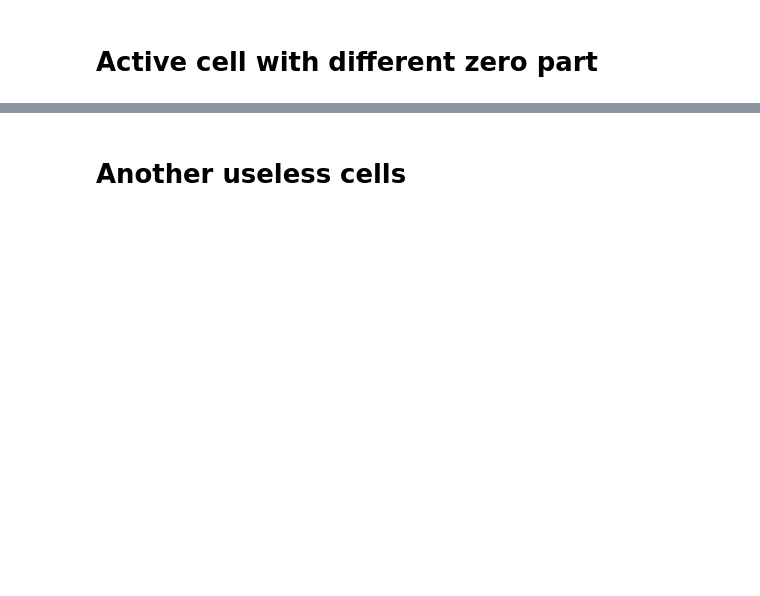
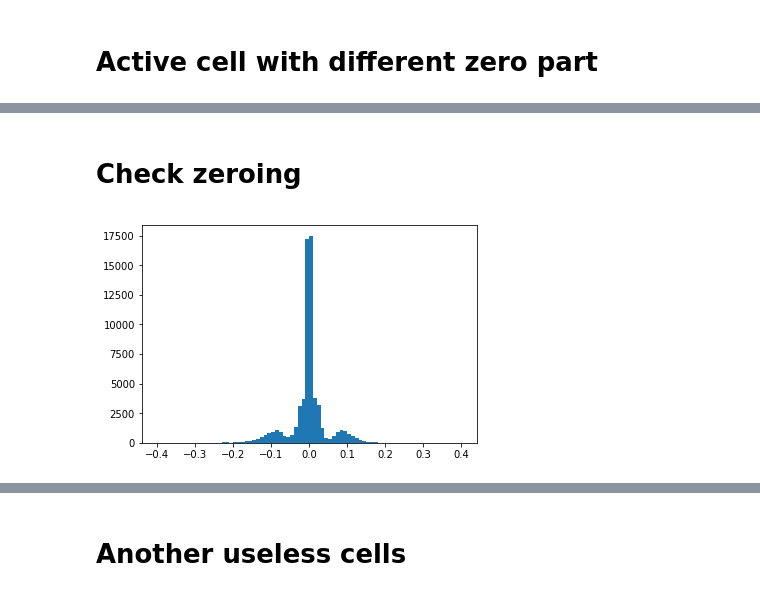
Before and after one commit to GTnikito/sparse-net-study, a Jupyter notebook: regularization_exps.ipynb, the cells around one changed output, grey strips where cells are left out. Drawn from its saved outputs; the diff is of its cells as text; code cells hidden in the pictures; blank space fills up the shorter version.

```diff
--- a/regularization_exps.ipynb
+++ b/regularization_exps.ipynb
@@ -108,10 +150,7 @@ epochs = 100
 data_augmentation = True
 num_predictions = 20
 save_dir = os.path.join(os.getcwd(), 'saved_models')
-model_name_prefix = 'keras_cf10_'
 l1_coef = 0.0001 # * 10, * 100, * ??? was 0.00001
-zero_part = 0.0
-zero_step = 0.05
 min_los_delta = 0.001
 
 # 01 version - stock model, dropouts, no L1/L2
@@ -243,7 +282,7 @@ def example_loop():
 # %% [markdown]
 # Custom Loop
 # %%
-def custom_loop():
+def custom_loop(model, zero_part):
     datagen = ImageDataGenerator(
         featurewise_center=False,  # set input mean to 0 over the dataset
         samplewise_center=False,  # set each sample mean to 0
@@ -291,6 +330,7 @@ def custom_loop():
     zeroing_epochs = 5
     left_cur_state_epochs = non_zeroing_epochs
     layers_to_zero = generate_layer_mask([0, 2, 6, 8], len(model.layers)) # only conv layers
+    weights_type = WeightsTypeEnum.WEIGHTS
 
     for i in range(0, epochs):
         gen = datagen.flow(x_train, y_train, batch_size=batch_size)
@@ -303,7 +343,8 @@ def custom_loop():
                 left_cur_state_epochs = zeroing_epochs if zero_mode else non_zeroing_epochs
                 if zero_mode:
                     print('Enable zero mode!')
-                    zero_mask = get_masks(model, get_threshold(model, layers_to_zero), layers_to_zero)
+                    zero_mask = get_masks(model, get_threshold(zero_part, model, layers_to_zero, weights_type),
+                                          layers_to_zero, weights_type)
                 else:
                     print('Disable zero mode!')
 
@@ -312,7 +353,7 @@ def custom_loop():
             model.train_on_batch(x_tr, y_tr)
             if zero_mode:
                 #print('Zeroing!')
-                set_null_weights_by_mask(model, zero_mask, layers_to_zero)
+                model = set_null_weights_by_mask(model, zero_mask, layers_to_zero, weights_type)
 
         print('Finish epoch: ' + str(i))
         epoch_loss, epoch_acc = model.evaluate(x_test, y_test)
@@ -342,5 +383,8 @@ def custom_loop():
 # Just one loop
 # %%
 model_name = "example_arch"
-loss_result, acc_result = custom_loop()
+model.reset_states()
+
+zero_part = 0.5
+loss_result, acc_result = custom_loop(model, zero_part)
 print('After runs, ' + str(loss_result) + ' loss and ' + str(acc_result) + ' acc')
@@ -365,18 +391,24 @@ After runs, 0.6545434980392456 loss and 0.7789 acc
 # %% [markdown]
 # Active cell with different zero part
 # %%
+model_name_prefix = 'cf10_conv_w1_'
+zero_part = 0
+zero_step_big = 10
+zero_step_small = 1
+
 while(zero_part < 1.0):
     model = keras.models.load_model('saved_models/empty_model')
-    model_name = model_name_prefix + str(zero_part) + 'zrpt'
-    loss_result, acc_result = custom_loop()
+    model_name = model_name_prefix + str(zero_part) + '_zeroed'
+    loss_result, acc_result = custom_loop(model, zero_part)
     print('After runs, ' + str(loss_result) + ' loss and ' + str(acc_result) + ' acc')
 
-    # show_weights_distribution()
-
-    with open('results.csv', 'a', newline='') as f:
+    with open(model_name_prefix + '_res.csv', 'a', newline='') as f:
         writer = csv.writer(f)
         writer.writerow([str(zero_part)] + [str(loss_result)] + [str(acc_result)])
-    zero_part += zero_step
+    if zero_part < 0.9:
+        zero_part += zero_step_big
+    else:
+        zero_part += zero_step_small
 
 #limit_mem()
 
@@ -387,0 +438,6 @@ while(zero_part < 1.0):
+# %% [markdown]
+# Check zeroing
+# %%
+show_weights_distribution(model, layers_to_zero)
+# %% [output]
+[figure, added]
```
Also changed, not shown: parts of 6 cells of this notebook.
